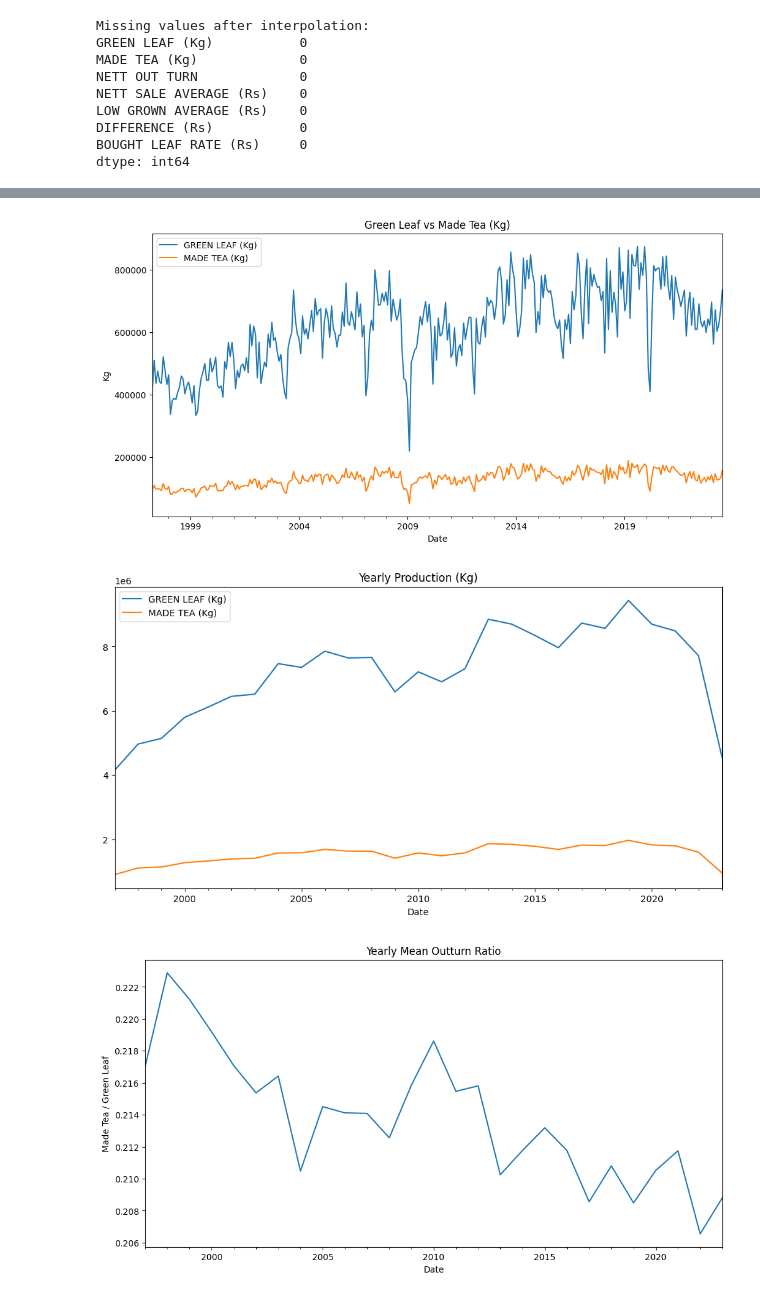
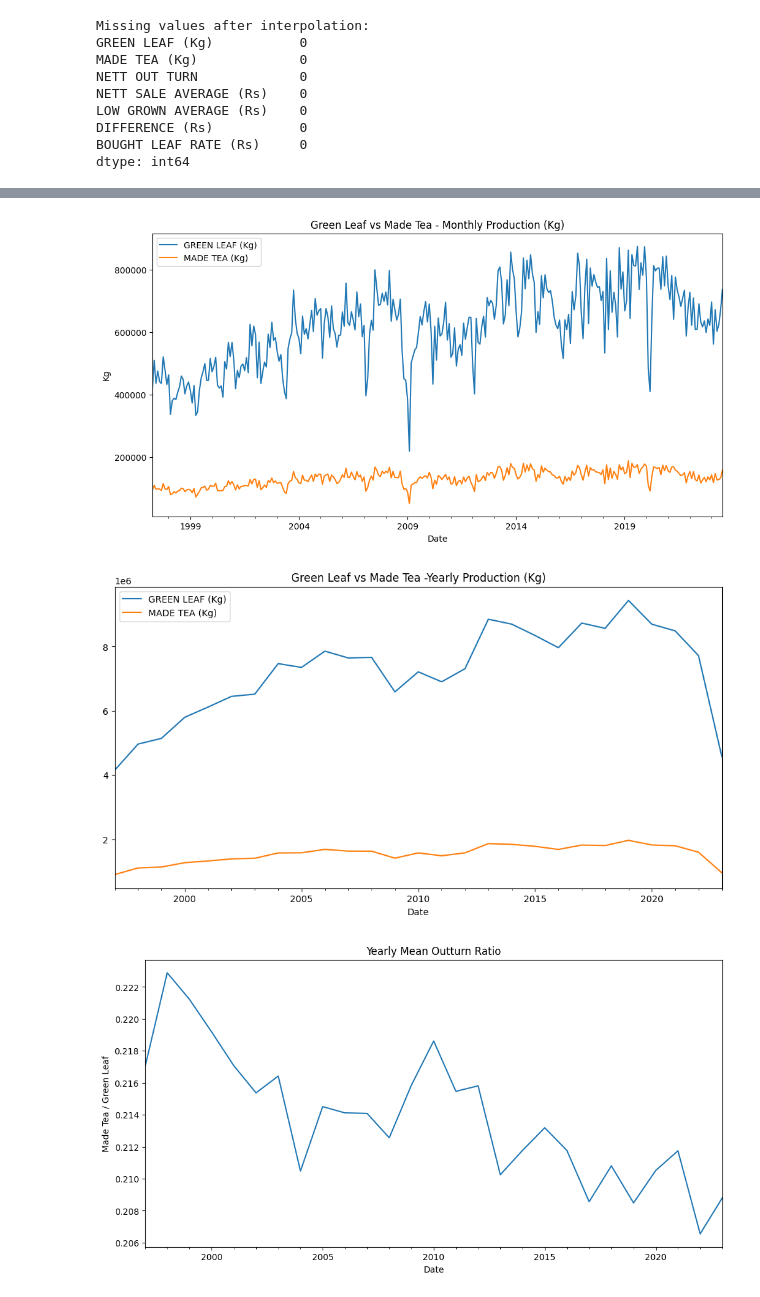
Before and after one commit to NishanD21/Time-Series-Analysis-on-Tea-Production, a Jupyter notebook: nvk_tea_analysis.ipynb, the cells around one changed output, grey strips where cells are left out. Cells and saved outputs as stored; diff of their text form; code cells hidden in the pictures.

```diff
--- a/nvk_tea_analysis.ipynb
+++ b/nvk_tea_analysis.ipynb
@@ -107,17 +107,17 @@ df['PROFIT_PER_KG'] = df['NETT SALE AVERAGE (Rs)'] - df['BOUGHT LEAF RATE (Rs)']
 # %%
 # 6. Production Trends
 # Purpose: Visualize the trend of Green Leaf and Made Tea volumes over time.
-df[['GREEN LEAF (Kg)', 'MADE TEA (Kg)']].plot(title='Green Leaf vs Made Tea (Kg)')
+df[['GREEN LEAF (Kg)', 'MADE TEA (Kg)']].plot(title='Green Leaf vs Made Tea - Monthly Production (Kg)')
 plt.ylabel('Kg')
 plt.show()
 # %% [output]
-[figure, old version]
+[figure, new version]
 # %%
 yearly = df[['GREEN LEAF (Kg)', 'MADE TEA (Kg)']].resample('Y').sum()
-yearly.plot(title='Yearly Production (Kg)')
+yearly.plot(title='Green Leaf vs Made Tea -Yearly Production (Kg)')
 plt.show()
 # %% [output]
-[figure, old version]
+[figure, new version]
 # %%
 # 7. Efficiency Trends
 # Purpose: Analyze the Nett Out Turn Ratio over the years.
```
Also changed, not shown: parts of 4 cells of this notebook.
